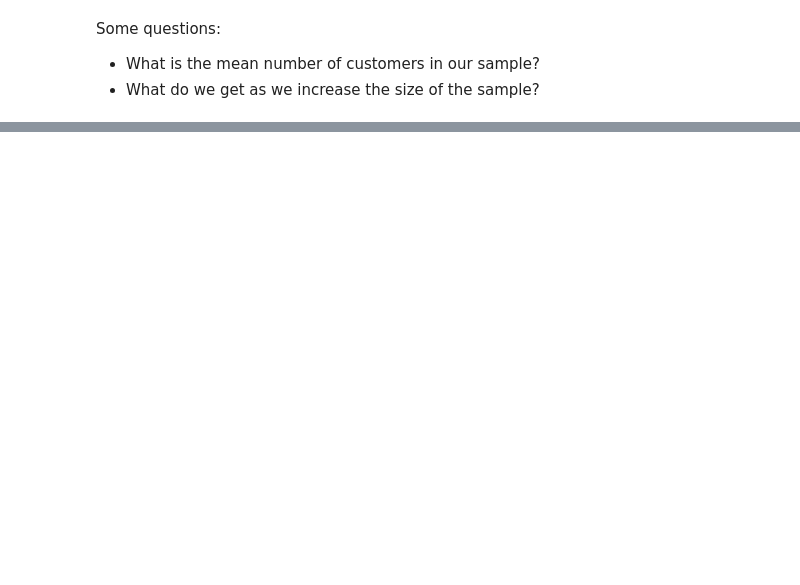
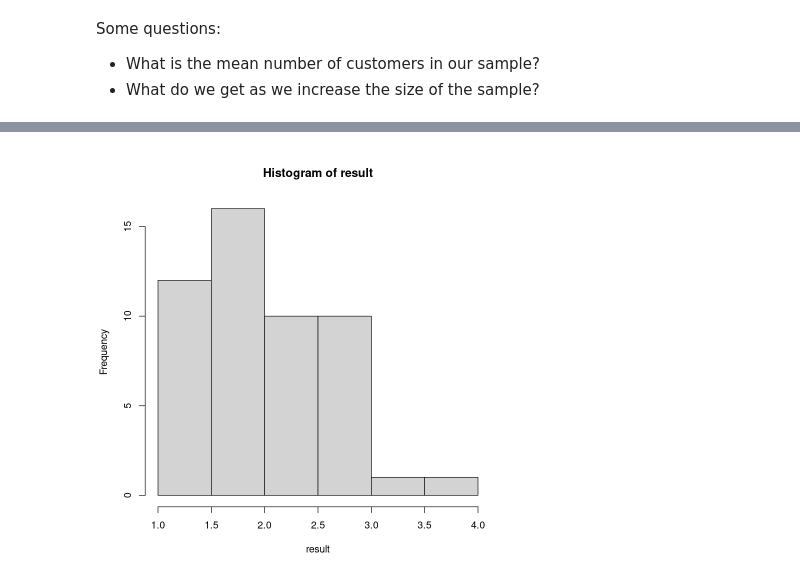
Before and after one commit to virgilpierce/MATH_550, a Jupyter notebook: 07-Sampling.ipynb, the cells around one changed output, grey strips where cells are left out. Saved outputs shown, nothing was run; the diff lists cells and outputs as text; code cells hidden in the pictures; blank space fills up the shorter version.

```diff
--- a/07-Sampling.ipynb
+++ b/07-Sampling.ipynb
@@ -32,3 +40,11 @@ Suppose we were to treat the mean of the sample $\bar{Y}$ as a random variable i
+# %%
+result <- c()
+for (k in 1:50) {
+    result <- c(result, mean(rpois(5, 2)) )
+}
+hist(result)
+# %% [output]
+[figure, added]
 # %% [markdown]
 ## Sampling
 
```
Also changed, not shown: parts of 8 cells of this notebook, 10 other files.
